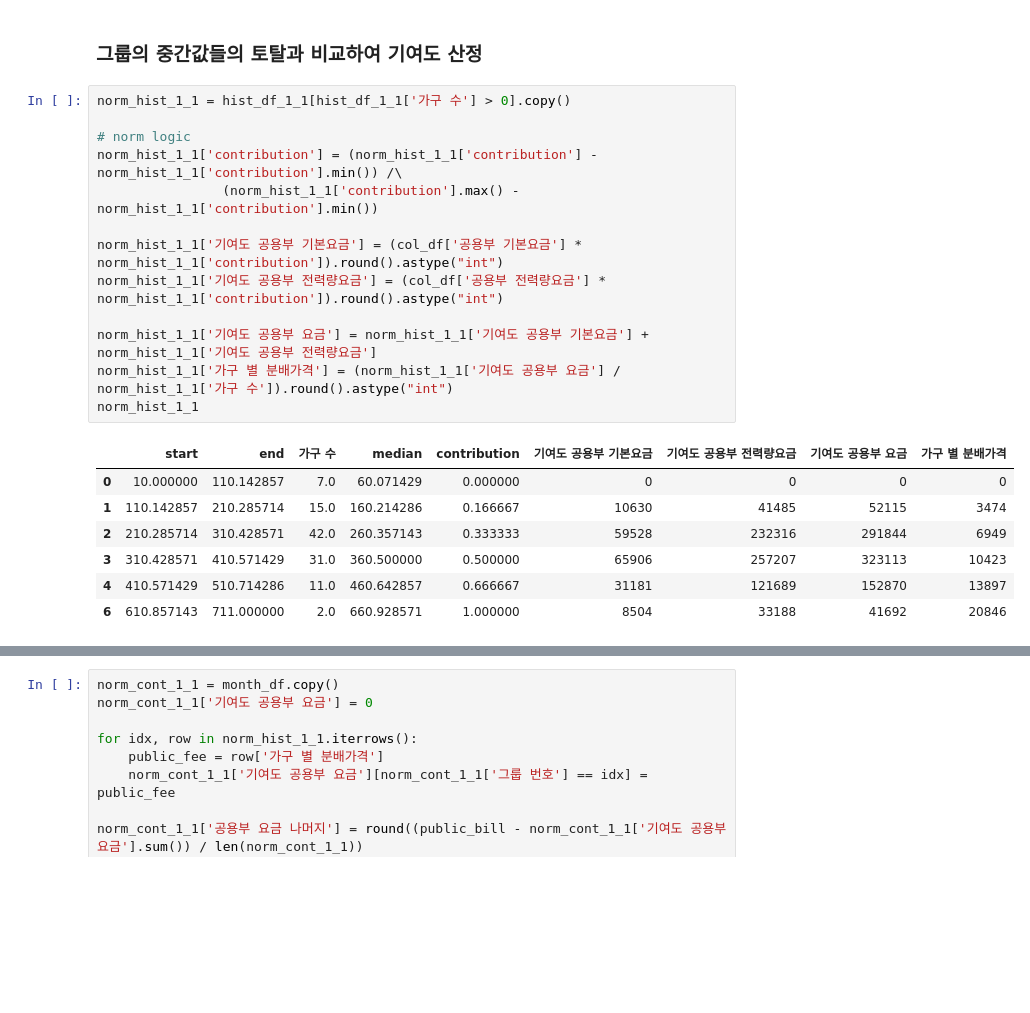
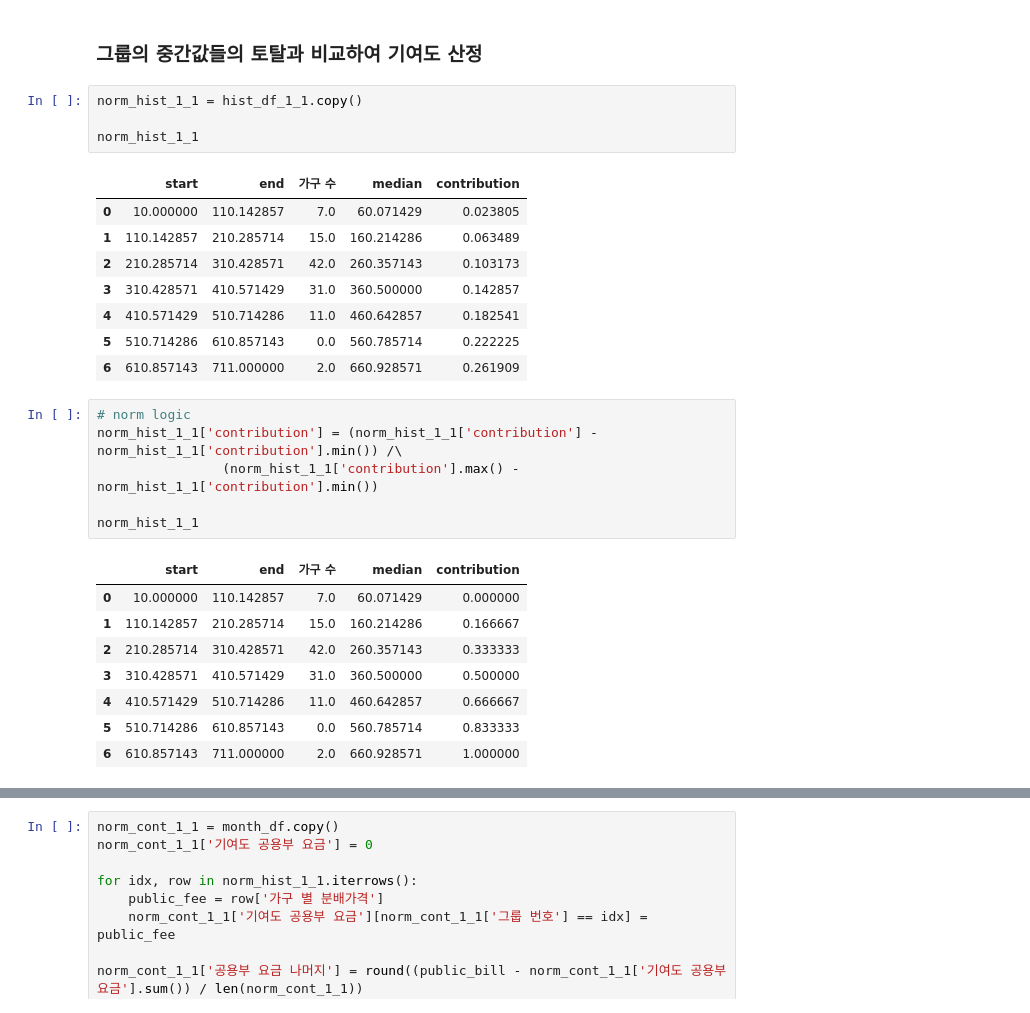
Before and after one commit to formegusto/distribution-public-fee, a Jupyter notebook: pt2.그룹별 가격분배.ipynb, the cells around one changed output, grey strips where cells are left out. Saved outputs shown, nothing was run; the diff lists cells and outputs as text; blank space fills up the shorter version.

```diff
--- a/pt2.그룹별 가격분배.ipynb
+++ b/pt2.그룹별 가격분배.ipynb
@@ -745,24 +752,31 @@ col_df
 ## 그룹의 중간값을 이용한 기여도 산정
 # %% [markdown]
 ### 그룹의 중간값들의 토탈과 비교하여 기여도 산정
+# %%
+norm_hist_1_1 = hist_df_1_1.copy()
+
+norm_hist_1_1
+# %% [output]
+|  | start | end | 가구 수 | median | contribution |
+| 0 | 10.000000 | 110.142857 | 7.0 | 60.071429 | 0.023805 |
+| 1 | 110.142857 | 210.285714 | 15.0 | 160.214286 | 0.063489 |
+| 2 | 210.285714 | 310.428571 | 42.0 | 260.357143 | 0.103173 |
+| 3 | 310.428571 | 410.571429 | 31.0 | 360.500000 | 0.142857 |
+| 4 | 410.571429 | 510.714286 | 11.0 | 460.642857 | 0.182541 |
+| 5 | 510.714286 | 610.857143 | 0.0 | 560.785714 | 0.222225 |
+| 6 | 610.857143 | 711.000000 | 2.0 | 660.928571 | 0.261909 |
 # %%
-norm_hist_1_1 = hist_df_1_1[hist_df_1_1['가구 수'] > 0].copy()
-
 # norm logic
 norm_hist_1_1['contribution'] = (norm_hist_1_1['contribution'] - norm_hist_1_1['contribution'].min()) /\
                 (norm_hist_1_1['contribution'].max() - norm_hist_1_1['contribution'].min())
 
-norm_hist_1_1['기여도 공용부 기본요금'] = (col_df['공용부 기본요금'] * norm_hist_1_1['contribution']).round().astype("int")
-norm_hist_1_1['기여도 공용부 전력량요금'] = (col_df['공용부 전력량요금'] * norm_hist_1_1['contribution']).round().astype("int")
-
-norm_hist_1_1['기여도 공용부 요금'] = norm_hist_1_1['기여도 공용부 기본요금'] + norm_hist_1_1['기여도 공용부 전력량요금']
-norm_hist_1_1['가구 별 분배가격'] = (norm_hist_1_1['기여도 공용부 요금'] / norm_hist_1_1['가구 수']).round().astype("int")
 norm_hist_1_1
 # %% [output]
-|  | start | end | 가구 수 | median | contribution | 기여도 공용부 기본요금 | 기여도 공용부 전력량요금 | 기여도 공용부 요금 | 가구 별 분배가격 |
-| 0 | 10.000000 | 110.142857 | 7.0 | 60.071429 | 0.000000 | 0 | 0 | 0 | 0 |
-| 1 | 110.142857 | 210.285714 | 15.0 | 160.214286 | 0.166667 | 10630 | 41485 | 52115 | 3474 |
-| 2 | 210.285714 | 310.428571 | 42.0 | 260.357143 | 0.333333 | 59528 | 232316 | 291844 | 6949 |
-| 3 | 310.428571 | 410.571429 | 31.0 | 360.500000 | 0.500000 | 65906 | 257207 | 323113 | 10423 |
-| 4 | 410.571429 | 510.714286 | 11.0 | 460.642857 | 0.666667 | 31181 | 121689 | 152870 | 13897 |
-| 6 | 610.857143 | 711.000000 | 2.0 | 660.928571 | 1.000000 | 8504 | 33188 | 41692 | 20846 |
+|  | start | end | 가구 수 | median | contribution |
+| 0 | 10.000000 | 110.142857 | 7.0 | 60.071429 | 0.000000 |
+| 1 | 110.142857 | 210.285714 | 15.0 | 160.214286 | 0.166667 |
+| 2 | 210.285714 | 310.428571 | 42.0 | 260.357143 | 0.333333 |
+| 3 | 310.428571 | 410.571429 | 31.0 | 360.500000 | 0.500000 |
+| 4 | 410.571429 | 510.714286 | 11.0 | 460.642857 | 0.666667 |
+| 5 | 510.714286 | 610.857143 | 0.0 | 560.785714 | 0.833333 |
+| 6 | 610.857143 | 711.000000 | 2.0 | 660.928571 | 1.000000 |
```
Also changed, not shown: parts of 35 cells of this notebook, 1 other file.
